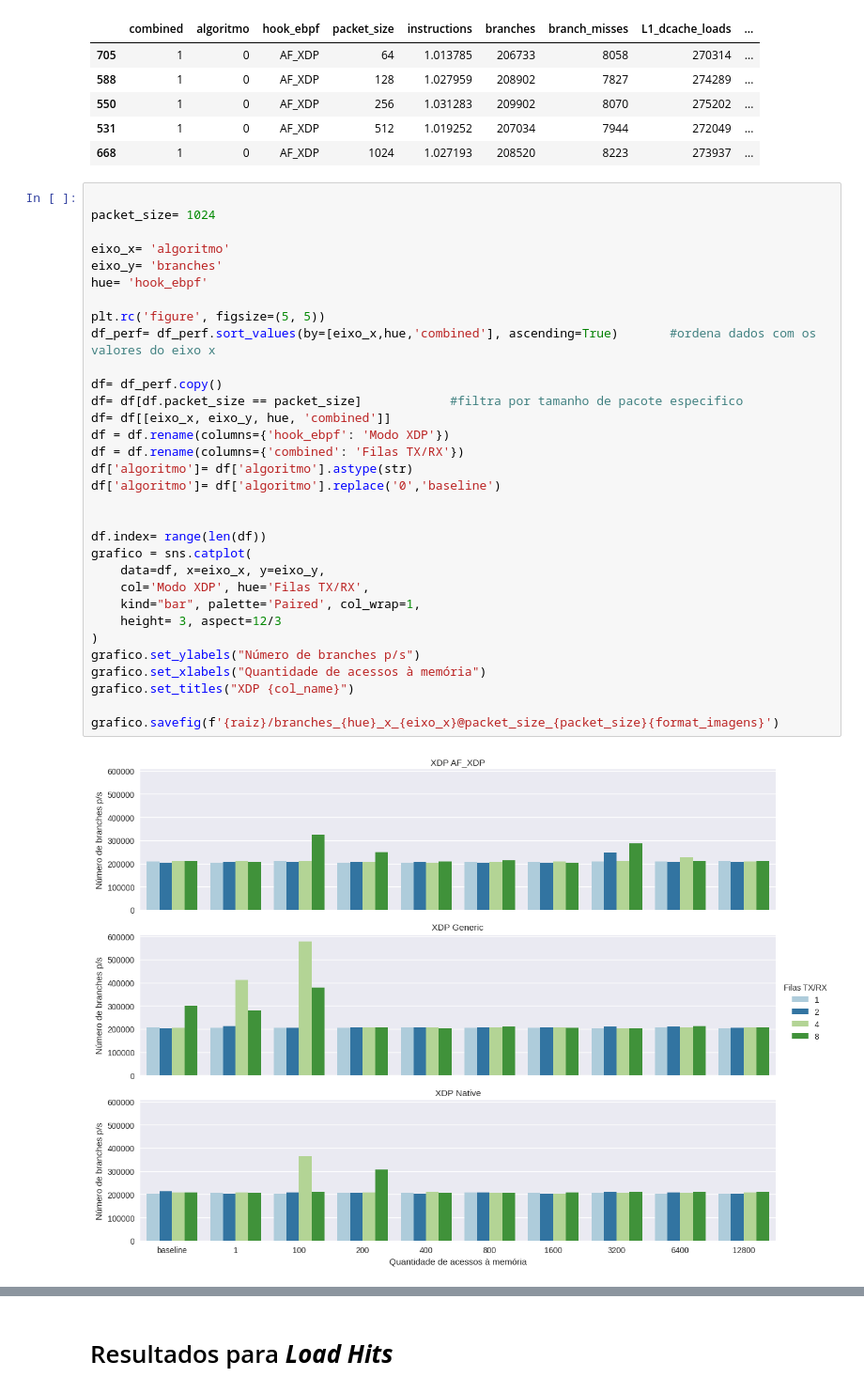
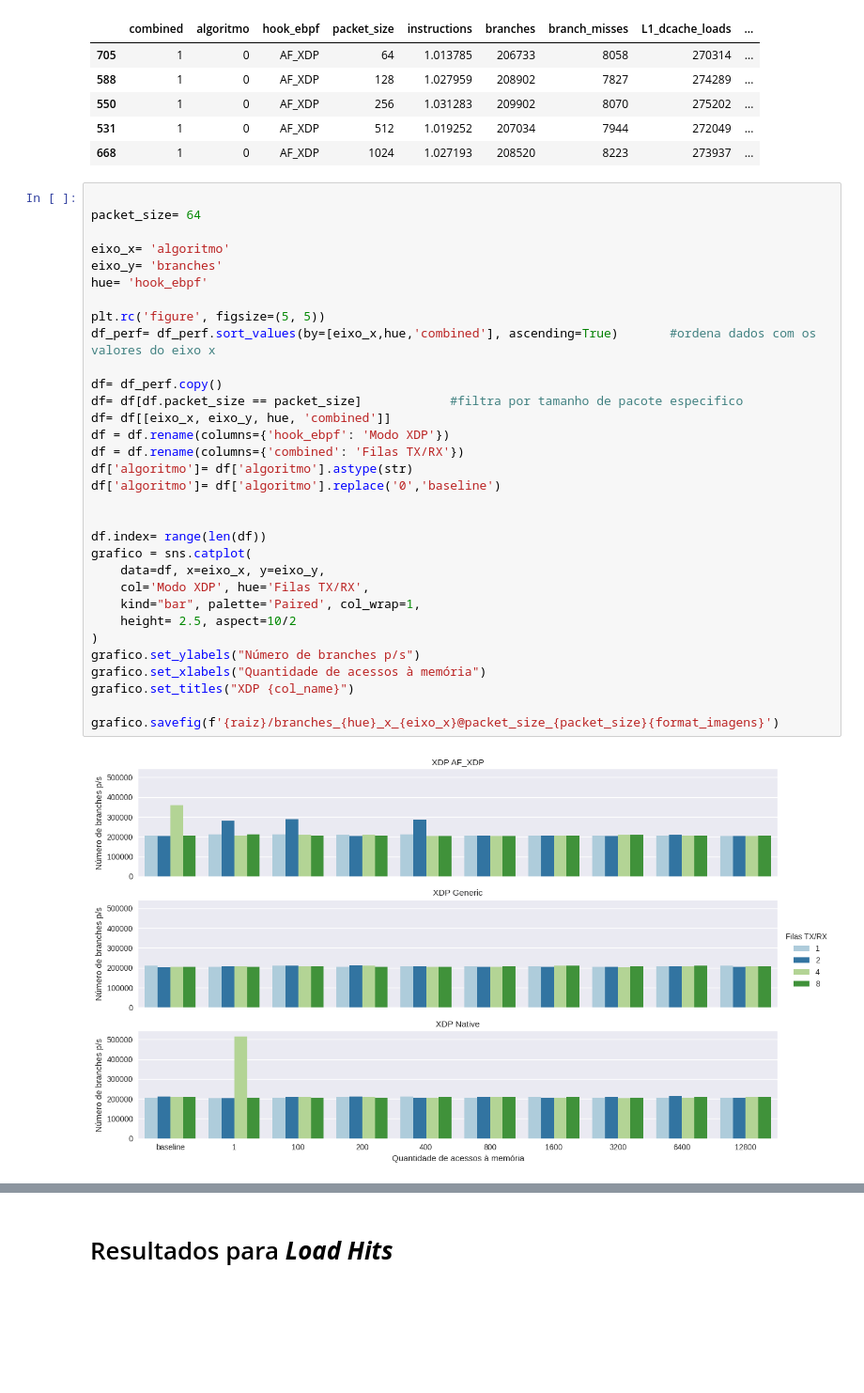
Before and after one commit to igor-capeletti/tcc_eBPF_XDP, a Jupyter notebook: scripts/python/gera_graficos_instrucoes_e_branchs.ipynb, the cells around one changed output, grey strips where cells are left out. Shown at 94% size. Drawn from its saved outputs; the diff is of its cells as text; blank space fills up the shorter version.

```diff
--- a/scripts/python/gera_graficos_instrucoes_e_branchs.ipynb
+++ b/scripts/python/gera_graficos_instrucoes_e_branchs.ipynb
@@ -182,38 +183,38 @@ df_perf.head()
 | 668 | 1 | 0 | AF_XDP | 1024 | 1.027193 | 208520 | 8223 | 273937 | ... |
 # %%
 
-packet_size= 1024
+packet_size= 64
 
 eixo_x= 'algoritmo'
 eixo_y= 'branches'
 hue= 'hook_ebpf'
 
 plt.rc('figure', figsize=(5, 5))
 df_perf= df_perf.sort_values(by=[eixo_x,hue,'combined'], ascending=True)       #ordena dados com os valores do eixo x
 
 df= df_perf.copy()
 df= df[df.packet_size == packet_size]            #filtra por tamanho de pacote especifico
 df= df[[eixo_x, eixo_y, hue, 'combined']]
 df = df.rename(columns={'hook_ebpf': 'Modo XDP'})
 df = df.rename(columns={'combined': 'Filas TX/RX'})
 df['algoritmo']= df['algoritmo'].astype(str)
 df['algoritmo']= df['algoritmo'].replace('0','baseline')
 
 
 df.index= range(len(df))
 grafico = sns.catplot(
     data=df, x=eixo_x, y=eixo_y,
     col='Modo XDP', hue='Filas TX/RX',
     kind="bar", palette='Paired', col_wrap=1,
-    height= 3, aspect=12/3
+    height= 2.5, aspect=10/2
 )
 grafico.set_ylabels("Número de branches p/s")
 grafico.set_xlabels("Quantidade de acessos à memória")
 grafico.set_titles("XDP {col_name}")
 
 grafico.savefig(f'{raiz}/branches_{hue}_x_{eixo_x}@packet_size_{packet_size}{format_imagens}')
 # %% [output]
-[figure, old version]
+[figure, new version]
 # %%
 algoritmo= 12800
 
```
Also changed, not shown: parts of 5 cells of this notebook, 15 other files.
